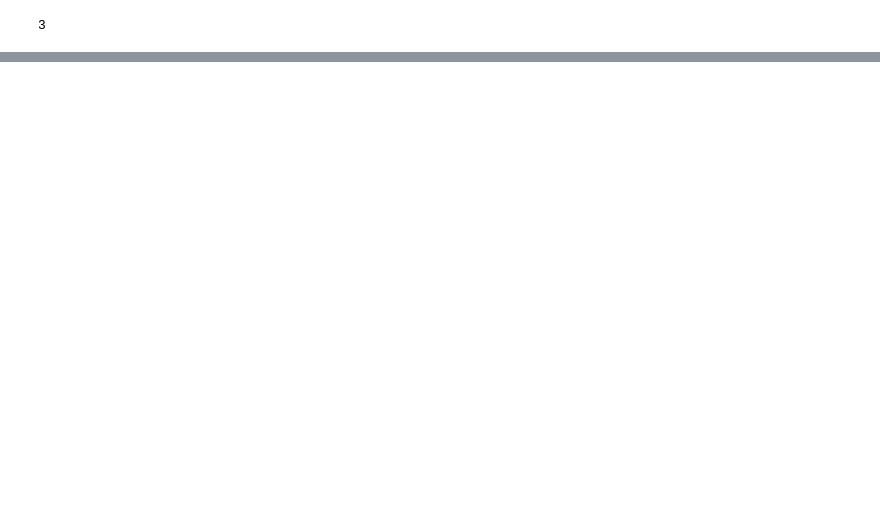
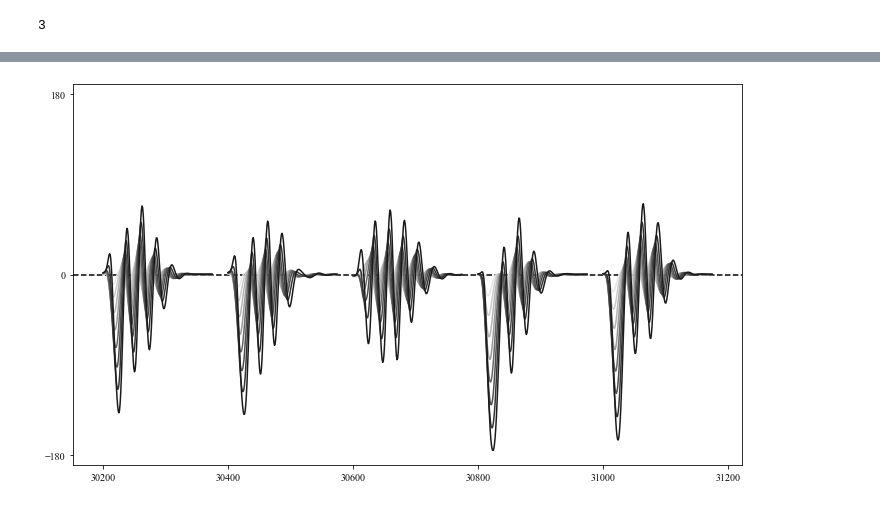
Before and after one commit to GautamSridhar/Markov_Fish, a Jupyter notebook: FigS2.ipynb, the cells around one changed output, grey strips where cells are left out. Drawn from its saved outputs; the diff is of its cells as text; code cells hidden in the pictures; blank space fills up the shorter version.

```diff
--- a/FigS2.ipynb
+++ b/FigS2.ipynb
@@ -1062,0 +223,2 @@ print(np.corrcoef(phi_1,ibi_labels))
+# %%
+reconstruct_bouts = ma.dot(pca_fish[105,1520,:20],eigvecs[:,:20].T) + data_m
@@ -1062,0 +255,19 @@ print(np.corrcoef(phi_1,ibi_labels))
+# %%
+def rec_bout_all(pca_load,eigvecs,data_m):
+    reconstruct_bouts = ma.dot(pca_load[:20],eigvecs[:,:20].T) + data_m
+    return reconstruct_bouts.reshape(175,8)
+# %%
+plt.figure(figsize=(12,7))
+rec=105
+b0=151
+plt.axhline(0,c='k',ls='--')
+for kt in range(b0,b0+5):
+    bout = rec_bout_all(pca_fish[rec,kt],eigvecs,data_m)
+    for kd in range(bout.shape[1]):
+        plt.plot(np.arange(200*kt,200*kt+175),bout[:,kd],c='{:.1f}'.format(.95-.125*kd))
+plt.ylim(-190,190)
+plt.yticks([-180,0,180])
+# plt.savefig('example_bout_seq.pdf')
+plt.show()
+# %% [output]
+[figure, added]
```
Also changed, not shown: parts of 110 cells of this notebook, 49 other files.
